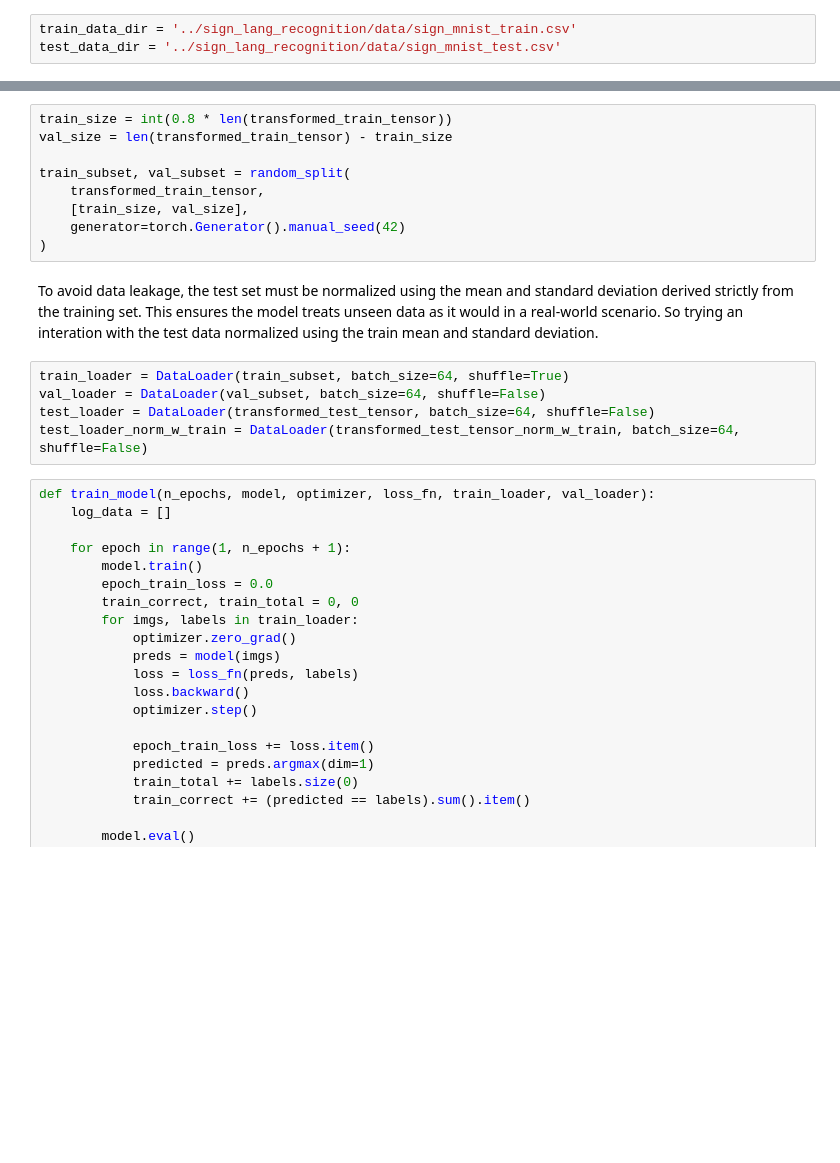
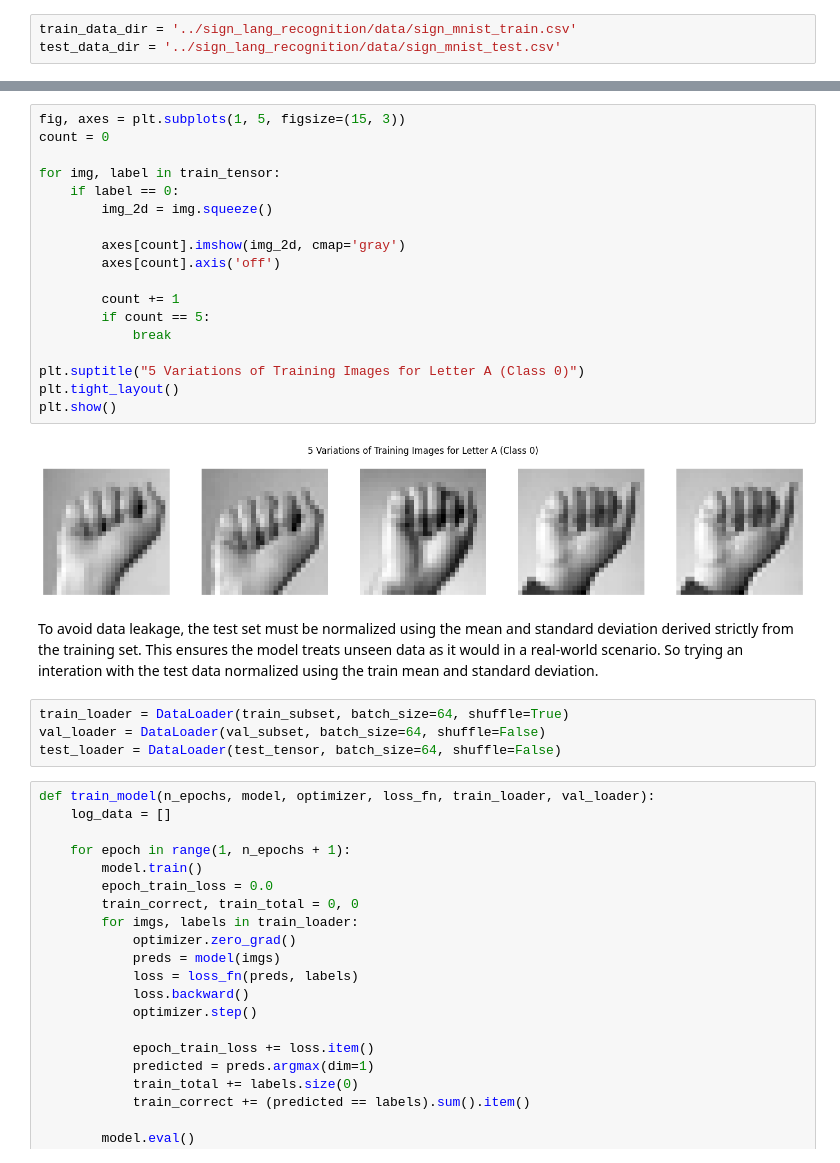
Before and after one commit to yzhao2433/sign_lang_recognition, a Jupyter notebook: mlp.ipynb, the cells around one changed output, grey strips where cells are left out. Drawn from its saved outputs; the diff is of its cells as text; blank space fills up the shorter version.

```diff
--- a/mlp.ipynb
+++ b/mlp.ipynb
@@ -90,19 +83,29 @@ transformed_test_tensor_norm_w_train = SignLanguageMNIST(
-# %%
-train_size = int(0.8 * len(transformed_train_tensor))
-val_size = len(transformed_train_tensor) - train_size
-
-train_subset, val_subset = random_split(
-    transformed_train_tensor,
-    [train_size, val_size],
-    generator=torch.Generator().manual_seed(42)
-)
+# %%
+fig, axes = plt.subplots(1, 5, figsize=(15, 3))
+count = 0
+
+for img, label in train_tensor:
+    if label == 0:
+        img_2d = img.squeeze()
+
+        axes[count].imshow(img_2d, cmap='gray')
+        axes[count].axis('off')
+
+        count += 1
+        if count == 5:
+            break
+
+plt.suptitle("5 Variations of Training Images for Letter A (Class 0)")
+plt.tight_layout()
+plt.show()
+# %% [output]
+[figure, added]
 # %% [markdown]
 To avoid data leakage, the test set must be normalized using the mean and standard deviation derived strictly from the training set. This ensures the model treats unseen data as it would in a real-world scenario. So trying an interation with the test data normalized using the train mean and standard deviation.
 # %%
 train_loader = DataLoader(train_subset, batch_size=64, shuffle=True)
 val_loader = DataLoader(val_subset, batch_size=64, shuffle=False)
-test_loader = DataLoader(transformed_test_tensor, batch_size=64, shuffle=False)
-test_loader_norm_w_train = DataLoader(transformed_test_tensor_norm_w_train, batch_size=64, shuffle=False)
+test_loader = DataLoader(test_tensor, batch_size=64, shuffle=False)
 # %%
 def train_model(n_epochs, model, optimizer, loss_fn, train_loader, val_loader):
     log_data = []
```
Also changed, not shown: parts of 17 cells of this notebook.
